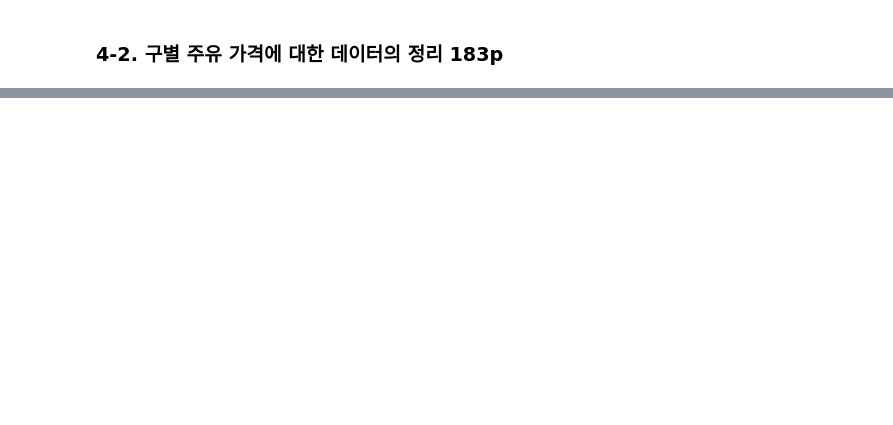
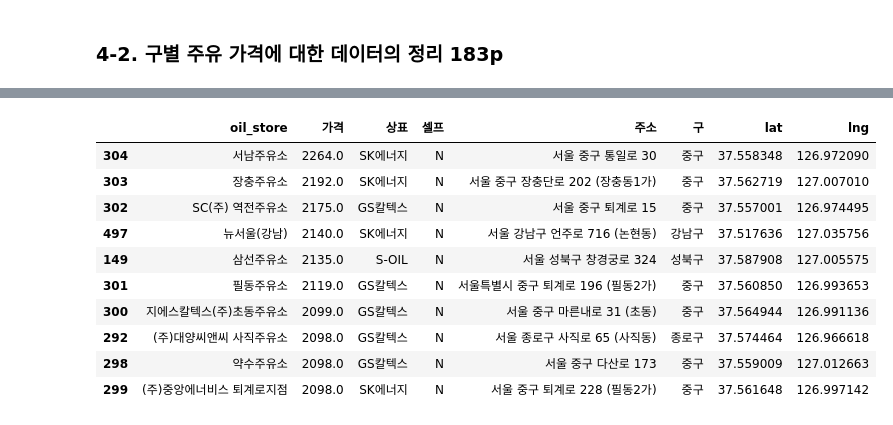
Before and after one commit to GiSeok-Hong/TIL, a Jupyter notebook: DataScience/source_code/04-1. 셀프 주유소는 정말 저렴한지 비교 분석.ipynb, the cells around one changed output, grey strips where cells are left out. Saved outputs shown, nothing was run; the diff lists cells and outputs as text; code cells hidden in the pictures; blank space fills up the shorter version.

```diff
--- a/DataScience/source_code/04-1. 셀프 주유소는 정말 저렴한지 비교 분석.ipynb
+++ b/DataScience/source_code/04-1. 셀프 주유소는 정말 저렴한지 비교 분석.ipynb
@@ -108,0 +397,3 @@ from glob import glob
+# %%
+oil_price_top10 = stations.sort_values(by='가격', ascending=False).head(10)
+oil_price_top10
@@ -108,0 +427,27 @@ from glob import glob
+# %%
+gmap_key = "AIzaSyBUO5DHeoX8bW5lljNi9zf35lxDzC3xWHM"
+gmaps = googlemaps.Client(key=gmap_key)
+# %%
+from tqdm import tqdm_notebook
+
+lat = []
+lng = []
+
+for n in tqdm_notebook(oil_price_top10.index):
+    try:
+        tmp_add = str(oil_price_top10['주소'][n]).split('(')[0]
+        tmp_map = gmaps.geocode(tmp_add)
+
+        tmp_loc = tmp_map[0].get('geometry')
+        lat.append(tmp_loc['location']['lat'])
+        lng.append(tmp_loc['location']['lng'])
+
+    except:
+        lat.append(np.nan)
+        lng.append(np.nan)
+        print("Here is nan !")
+
+oil_price_top10['lat'] = lat
+oil_price_top10['lng'] = lng
+oil_price_top10
+# %% [output]
@@ -108,0 +455,11 @@ from glob import glob
+|  | oil_store | 가격 | 상표 | 셀프 | 주소 | 구 | lat | lng |
+| 304 | 서남주유소 | 2264.0 | SK에너지 | N | 서울 중구 통일로 30 | 중구 | 37.558348 | 126.972090 |
+| 303 | 장충주유소 | 2192.0 | SK에너지 | N | 서울 중구 장충단로 202 (장충동1가) | 중구 | 37.562719 | 127.007010 |
+| 302 | SC(주) 역전주유소 | 2175.0 | GS칼텍스 | N | 서울 중구 퇴계로 15 | 중구 | 37.557001 | 126.974495 |
+| 497 | 뉴서울(강남) | 2140.0 | SK에너지 | N | 서울 강남구 언주로 716 (논현동) | 강남구 | 37.517636 | 127.035756 |
+| 149 | 삼선주유소 | 2135.0 | S-OIL | N | 서울 성북구 창경궁로 324 | 성북구 | 37.587908 | 127.005575 |
+| 301 | 필동주유소 | 2119.0 | GS칼텍스 | N | 서울특별시 중구 퇴계로 196 (필동2가) | 중구 | 37.560850 | 126.993653 |
+| 300 | 지에스칼텍스(주)초동주유소 | 2099.0 | GS칼텍스 | N | 서울 중구 마른내로 31 (초동) | 중구 | 37.564944 | 126.991136 |
+| 292 | (주)대양씨앤씨 사직주유소 | 2098.0 | GS칼텍스 | N | 서울 종로구 사직로 65 (사직동) | 종로구 | 37.574464 | 126.966618 |
+| 298 | 약수주유소 | 2098.0 | GS칼텍스 | N | 서울 중구 다산로 173 | 중구 | 37.559009 | 127.012663 |
+| 299 | (주)중앙에너비스 퇴계로지점 | 2098.0 | SK에너지 | N | 서울 중구 퇴계로 228 (필동2가) | 중구 | 37.561648 | 126.997142 |
```
Also changed, not shown: parts of 42 cells of this notebook, 1 other file.
